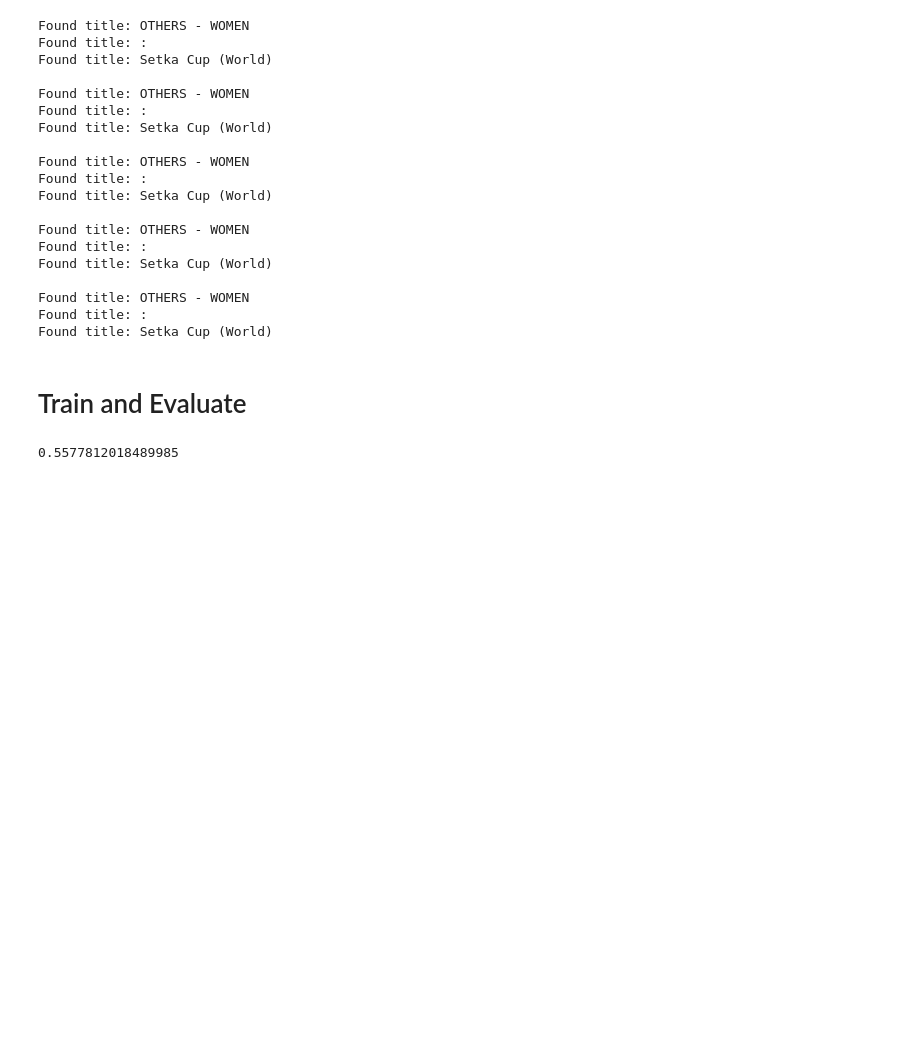
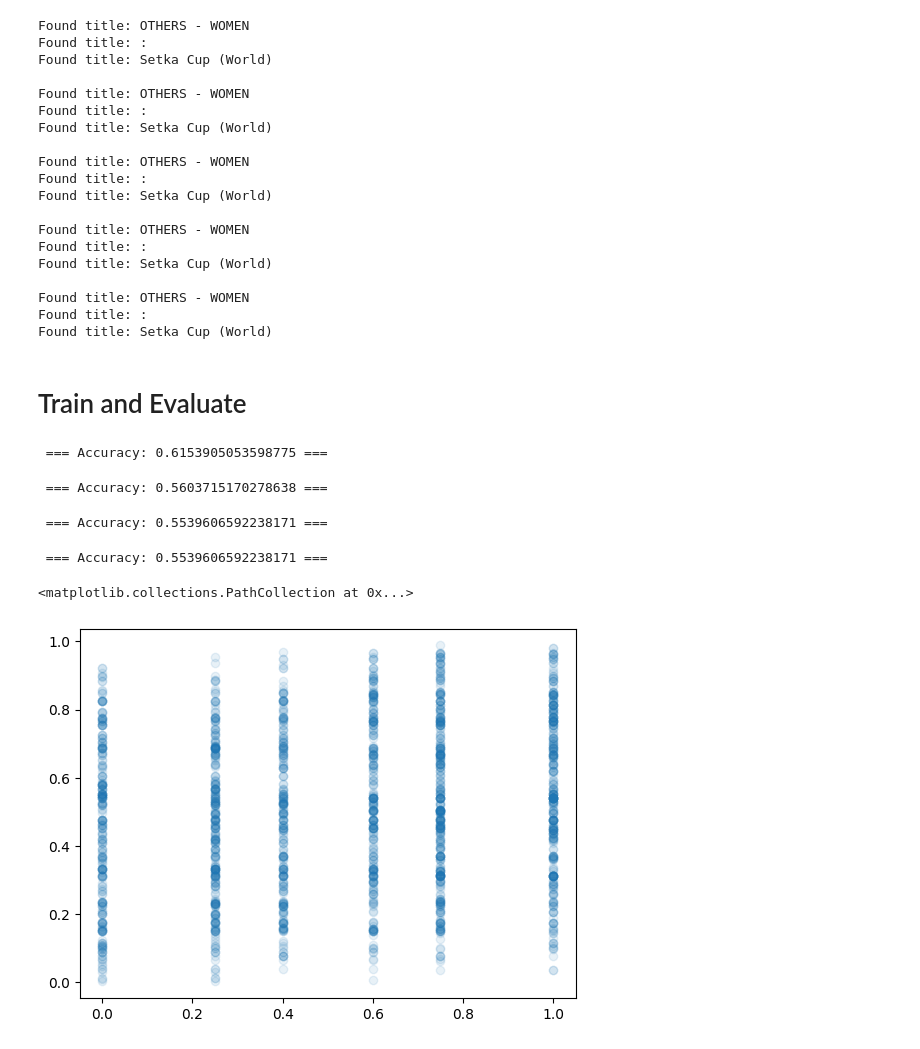
Before and after one commit to ansonkwokth/TableTennisPrediction, a Jupyter notebook: example.ipynb, the cells around one changed output. Cells and saved outputs as stored; diff of their text form; code cells hidden in the pictures; blank space fills up the shorter version.

```diff
--- a/example.ipynb
+++ b/example.ipynb
@@ -525,6 +576,7 @@ def format_to_array(df: pd.DataFrame) -> np.ndarray:
 # %%
 X_train = format_to_array(df_train)
 X_val = format_to_array(df_val)
+X_test = format_to_array(df_test)
 # %% [markdown]
 # Train and Evaluate
 # %%
@@ -533,8 +585,20 @@ model = RatingSystem(learning_rate=0.1)
 # model = RatingSystem(learning_rate=0.01, base_param=(0, 0.1), update_sigma=False)
 # model = RatingSystem(learning_rate=0.1, base_param=(0, 0.1), update_sigma=False)
 model.fit(X_train)
-
-model.evaluate(X_train)
-model.evaluate(X_val)
-# %% [output]
-0.5577812018489985
+# %%
+model.evaluate(X_train);
+model.evaluate(X_val);
+model.evaluate(X_test);
+# %% [output]
+ === Accuracy: 0.6153905053598775 ===
+ === Accuracy: 0.5603715170278638 ===
+ === Accuracy: 0.5539606592238171 ===
+# %%
+acc, history, predictions = model.evaluate(X_test)
+# %% [output]
+ === Accuracy: 0.5539606592238171 ===
+# %%
+plt.scatter(history, predictions, alpha=0.1)
+# %% [output]
+<matplotlib.collections.PathCollection at 0x...>
+[figure, added]
```
Also changed, not shown: parts of 4 cells of this notebook.
